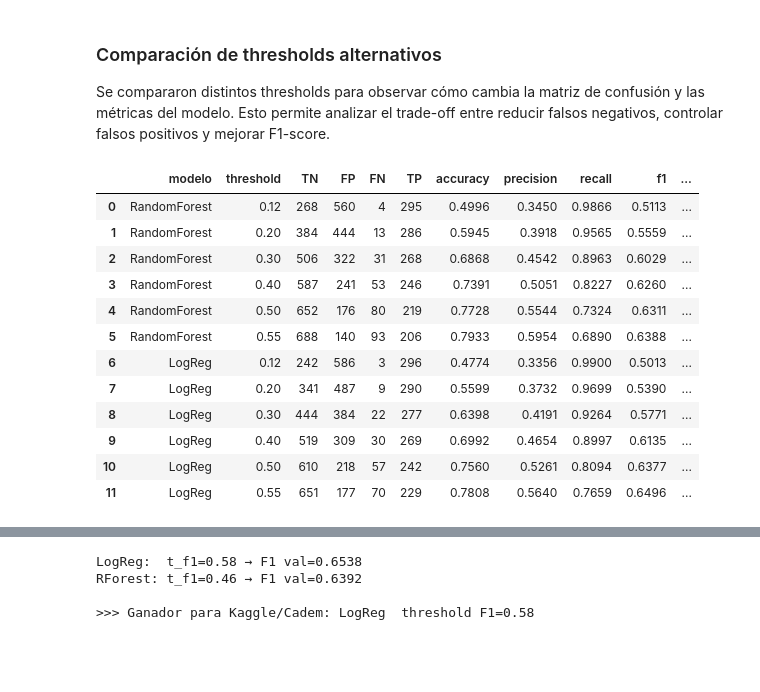
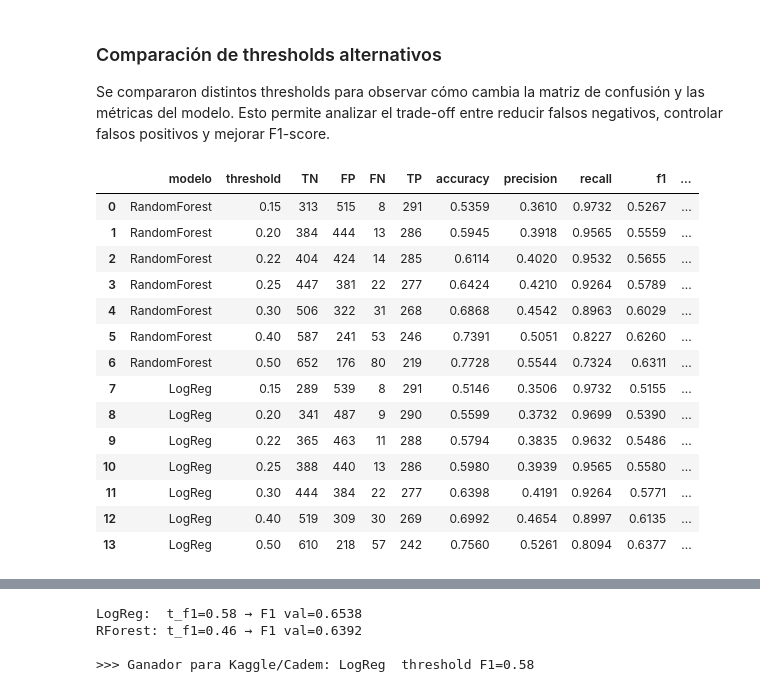
Before and after one commit to joelm2405/ml-telco-churn-grupo10, a Jupyter notebook: notebooks/Proyecto_ML_Churn.ipynb, the cells around one changed output, grey strips where cells are left out. Drawn from its saved outputs; the diff is of its cells as text; code cells hidden in the pictures; blank space fills up the shorter version.

```diff
--- a/notebooks/Proyecto_ML_Churn.ipynb
+++ b/notebooks/Proyecto_ML_Churn.ipynb
@@ -557,43 +597,46 @@ def resumen_threshold(y_true, proba, thresholds, model_name):
             'TP': tp,
             'accuracy': accuracy_score(y_true, y_pred),
             'precision': precision_score(y_true, y_pred),
             'recall': recall_score(y_true, y_pred),
             'f1': f1_score(y_true, y_pred),
             'costo': total_cost(y_true, y_pred)
         })
 
     return pd.DataFrame(rows)
 
 
-thresholds_comparar = [0.12, 0.20, 0.30, 0.40, 0.50, 0.55]
+thresholds_comparar = [0.15, 0.20, 0.22, 0.25, 0.30, 0.40, 0.50]
+
 tabla_thr_rf = resumen_threshold(
     y_val,
     proba_rf_val,
     thresholds_comparar,
     'RandomForest'
 )
 
 tabla_thr_lr = resumen_threshold(
     y_val,
     proba_lr_val,
     thresholds_comparar,
     'LogReg'
 )
 
 tabla_thresholds = pd.concat([tabla_thr_rf, tabla_thr_lr], ignore_index=True)
 
 tabla_thresholds.round(4)
 # %% [output]
 |  | modelo | threshold | TN | FP | FN | TP | accuracy | precision | recall | f1 | ... |
-| 0 | RandomForest | 0.12 | 268 | 560 | 4 | 295 | 0.4996 | 0.3450 | 0.9866 | 0.5113 | ... |
+| 0 | RandomForest | 0.15 | 313 | 515 | 8 | 291 | 0.5359 | 0.3610 | 0.9732 | 0.5267 | ... |
 | 1 | RandomForest | 0.20 | 384 | 444 | 13 | 286 | 0.5945 | 0.3918 | 0.9565 | 0.5559 | ... |
-| 2 | RandomForest | 0.30 | 506 | 322 | 31 | 268 | 0.6868 | 0.4542 | 0.8963 | 0.6029 | ... |
-| 3 | RandomForest | 0.40 | 587 | 241 | 53 | 246 | 0.7391 | 0.5051 | 0.8227 | 0.6260 | ... |
-| 4 | RandomForest | 0.50 | 652 | 176 | 80 | 219 | 0.7728 | 0.5544 | 0.7324 | 0.6311 | ... |
-| 5 | RandomForest | 0.55 | 688 | 140 | 93 | 206 | 0.7933 | 0.5954 | 0.6890 | 0.6388 | ... |
-| 6 | LogReg | 0.12 | 242 | 586 | 3 | 296 | 0.4774 | 0.3356 | 0.9900 | 0.5013 | ... |
-| 7 | LogReg | 0.20 | 341 | 487 | 9 | 290 | 0.5599 | 0.3732 | 0.9699 | 0.5390 | ... |
-| 8 | LogReg | 0.30 | 444 | 384 | 22 | 277 | 0.6398 | 0.4191 | 0.9264 | 0.5771 | ... |
-| 9 | LogReg | 0.40 | 519 | 309 | 30 | 269 | 0.6992 | 0.4654 | 0.8997 | 0.6135 | ... |
-| 10 | LogReg | 0.50 | 610 | 218 | 57 | 242 | 0.7560 | 0.5261 | 0.8094 | 0.6377 | ... |
-| 11 | LogReg | 0.55 | 651 | 177 | 70 | 229 | 0.7808 | 0.5640 | 0.7659 | 0.6496 | ... |
+| 2 | RandomForest | 0.22 | 404 | 424 | 14 | 285 | 0.6114 | 0.4020 | 0.9532 | 0.5655 | ... |
+| 3 | RandomForest | 0.25 | 447 | 381 | 22 | 277 | 0.6424 | 0.4210 | 0.9264 | 0.5789 | ... |
+| 4 | RandomForest | 0.30 | 506 | 322 | 31 | 268 | 0.6868 | 0.4542 | 0.8963 | 0.6029 | ... |
+| 5 | RandomForest | 0.40 | 587 | 241 | 53 | 246 | 0.7391 | 0.5051 | 0.8227 | 0.6260 | ... |
+| 6 | RandomForest | 0.50 | 652 | 176 | 80 | 219 | 0.7728 | 0.5544 | 0.7324 | 0.6311 | ... |
+| 7 | LogReg | 0.15 | 289 | 539 | 8 | 291 | 0.5146 | 0.3506 | 0.9732 | 0.5155 | ... |
+| 8 | LogReg | 0.20 | 341 | 487 | 9 | 290 | 0.5599 | 0.3732 | 0.9699 | 0.5390 | ... |
+| 9 | LogReg | 0.22 | 365 | 463 | 11 | 288 | 0.5794 | 0.3835 | 0.9632 | 0.5486 | ... |
+| 10 | LogReg | 0.25 | 388 | 440 | 13 | 286 | 0.5980 | 0.3939 | 0.9565 | 0.5580 | ... |
+| 11 | LogReg | 0.30 | 444 | 384 | 22 | 277 | 0.6398 | 0.4191 | 0.9264 | 0.5771 | ... |
+| 12 | LogReg | 0.40 | 519 | 309 | 30 | 269 | 0.6992 | 0.4654 | 0.8997 | 0.6135 | ... |
+| 13 | LogReg | 0.50 | 610 | 218 | 57 | 242 | 0.7560 | 0.5261 | 0.8094 | 0.6377 | ... |
```
Also changed, not shown: parts of 22 cells of this notebook, 9 other files.
